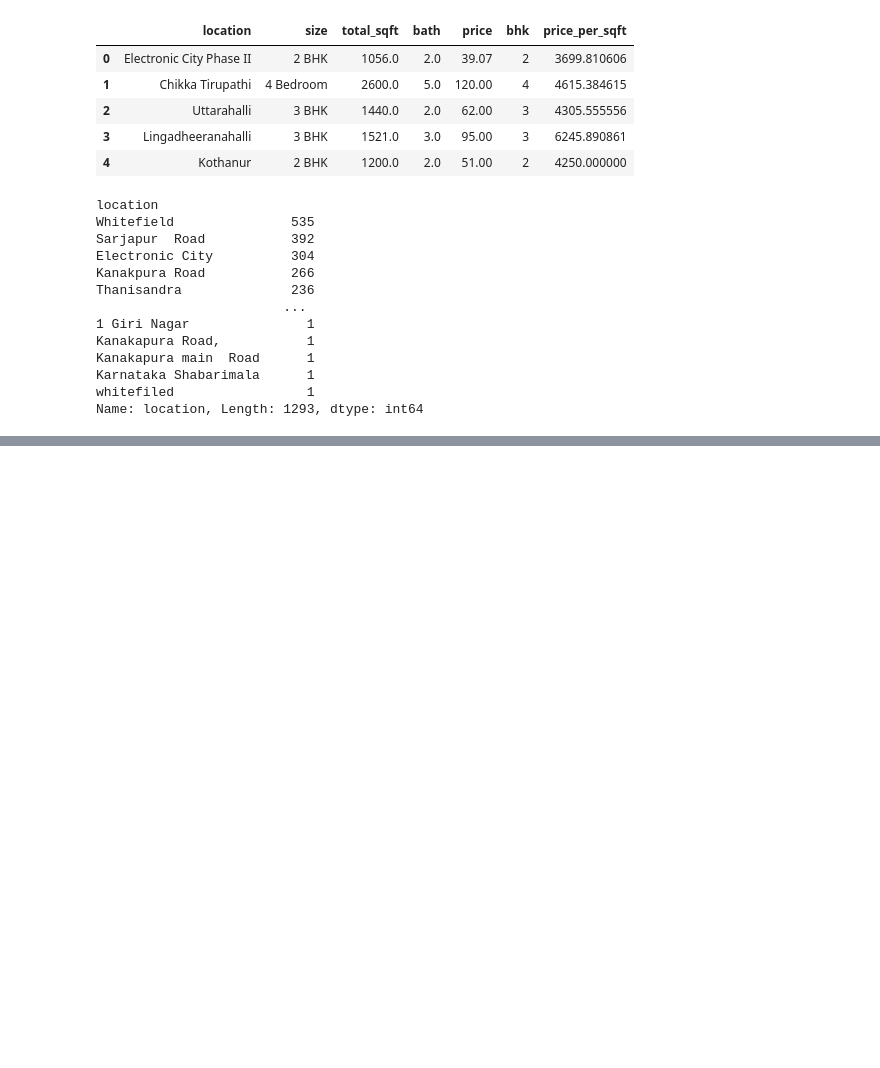
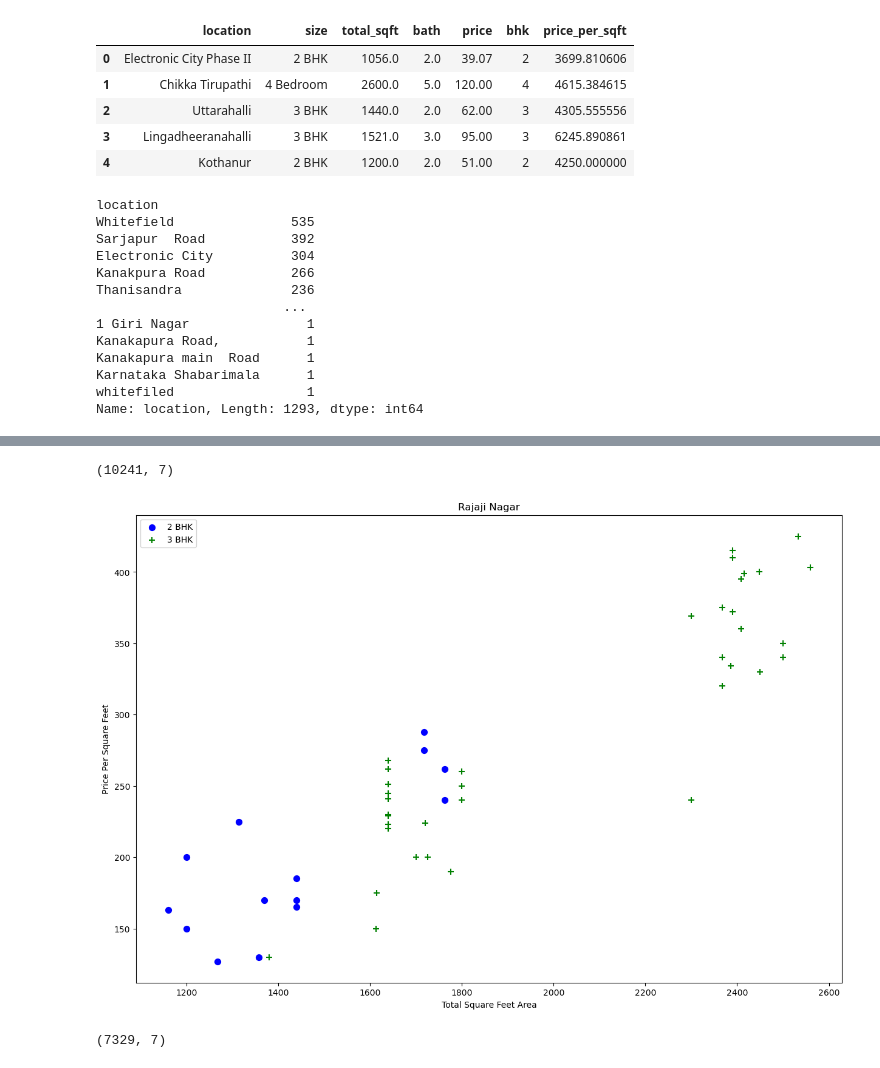
Before and after one commit to kwameg23/Portfolio-Projects, a Jupyter notebook: Real Estate Price Prediction/Real Estate Price Prediction.ipynb, the cells around one changed output, grey strips where cells are left out. Saved outputs shown, nothing was run; the diff lists cells and outputs as text; code cells hidden in the pictures; blank space fills up the shorter version.

Commit message:
feature engineering and outlier removal

```diff
--- a/Real Estate Price Prediction/Real Estate Price Prediction.ipynb
+++ b/Real Estate Price Prediction/Real Estate Price Prediction.ipynb
@@ -187,3 +187,6 @@ Kanakapura main  Road      1
 Karnataka Shabarimala      1
 whitefiled                 1
 Name: location, Length: 1293, dtype: int64
+# %%
+location_stats_less_than_10 = location_stats[location_stats <=10]
+location_stats_less_than_10
@@ -189,0 +207,3 @@ Name: location, Length: 1293, dtype: int64
+# %%
+df5.location = df5.location.apply(lambda x: 'other' if x in location_stats_less_than_10 else x)
+len(df5.location.unique())
@@ -189,0 +214,3 @@ Name: location, Length: 1293, dtype: int64
+# %%
+df6 = df5[~(df5.total_sqft/df5.bhk<300)]
+df6.shape
@@ -189,0 +231,55 @@ Name: location, Length: 1293, dtype: int64
+# %%
+def remove_pps_outliers(df):
+    df_out = pd.DataFrame()
+    for key,subdf in df.groupby('location'):
+        m = np.mean(subdf.price_per_sqft)
+        st = np.std(subdf.price_per_sqft)
+        reduced_df = subdf[(subdf.price_per_sqft>(m-st)) & (subdf.price_per_sqft<=(m + st))]
+        df_out = pd.concat([df_out,reduced_df],ignore_index=True)
+    return df_out
+
+df7 = remove_pps_outliers(df6)
+df7.shape
+# %% [output]
+(10241, 7)
+# %%
+def plot_scatter_chart(df,location):
+    bhk2 = df[(df.location == location) & (df.bhk == 2)]
+    bhk3 = df[(df.location == location) & (df.bhk == 3)]
+    matplotlib.rcParams['figure.figsize'] = (15,10)
+    plt.scatter(bhk2.total_sqft,bhk2.price,color = 'blue',label ='2 BHK', s =50)
+    plt.scatter(bhk3.total_sqft,bhk3.price,marker = '+',color = 'green',label='3 BHK',s=50)
+    plt.xlabel('Total Square Feet Area')
+    plt.ylabel('Price Per Square Feet')
+    plt.title(location)
+    plt.legend()
+    plt.show()
+
+plot_scatter_chart(df7,"Rajaji Nagar")
+# %% [output]
+[figure, added]
+# %%
+def remove_bhk_outliers(df):
+    exclude_indices = []
+    for location, location_df in df.groupby('location'):
+        bhk_stats = {}
+        for bhk, bhk_df in location_df.groupby('bhk'):
+            bhk_stats[bhk] = {
+                'mean': np.mean(bhk_df.price_per_sqft),
+                'std': np.std(bhk_df.price_per_sqft),
+                'count': bhk_df.shape[0]
+            }
+
+        for bhk, bhk_df in location_df.groupby('bhk'):
+            stats = bhk_stats.get(bhk - 1)
+            if stats and stats['count'] > 5:
+                # Flag 3BHK apartments priced lower than average 2BHK in the same location
+                exclude_indices += bhk_df[bhk_df.price_per_sqft < stats['mean']].index.tolist()
+
+    return df.drop(exclude_indices, axis='index')
+
+
+df8 = remove_bhk_outliers(df7)
+df8.shape
+# %% [output]
+(7329, 7)
```
Also changed, not shown: parts of 11 cells of this notebook.
